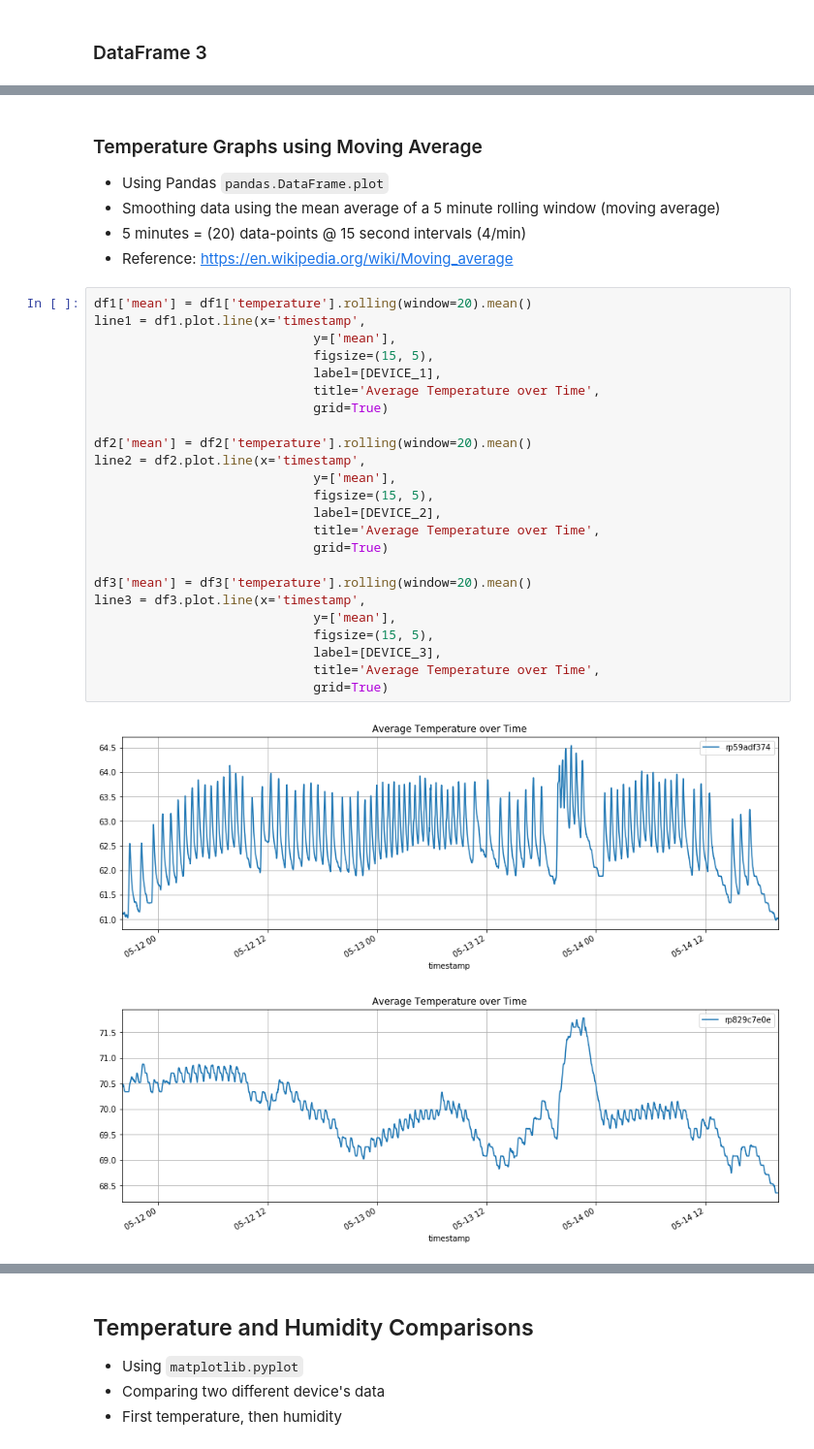
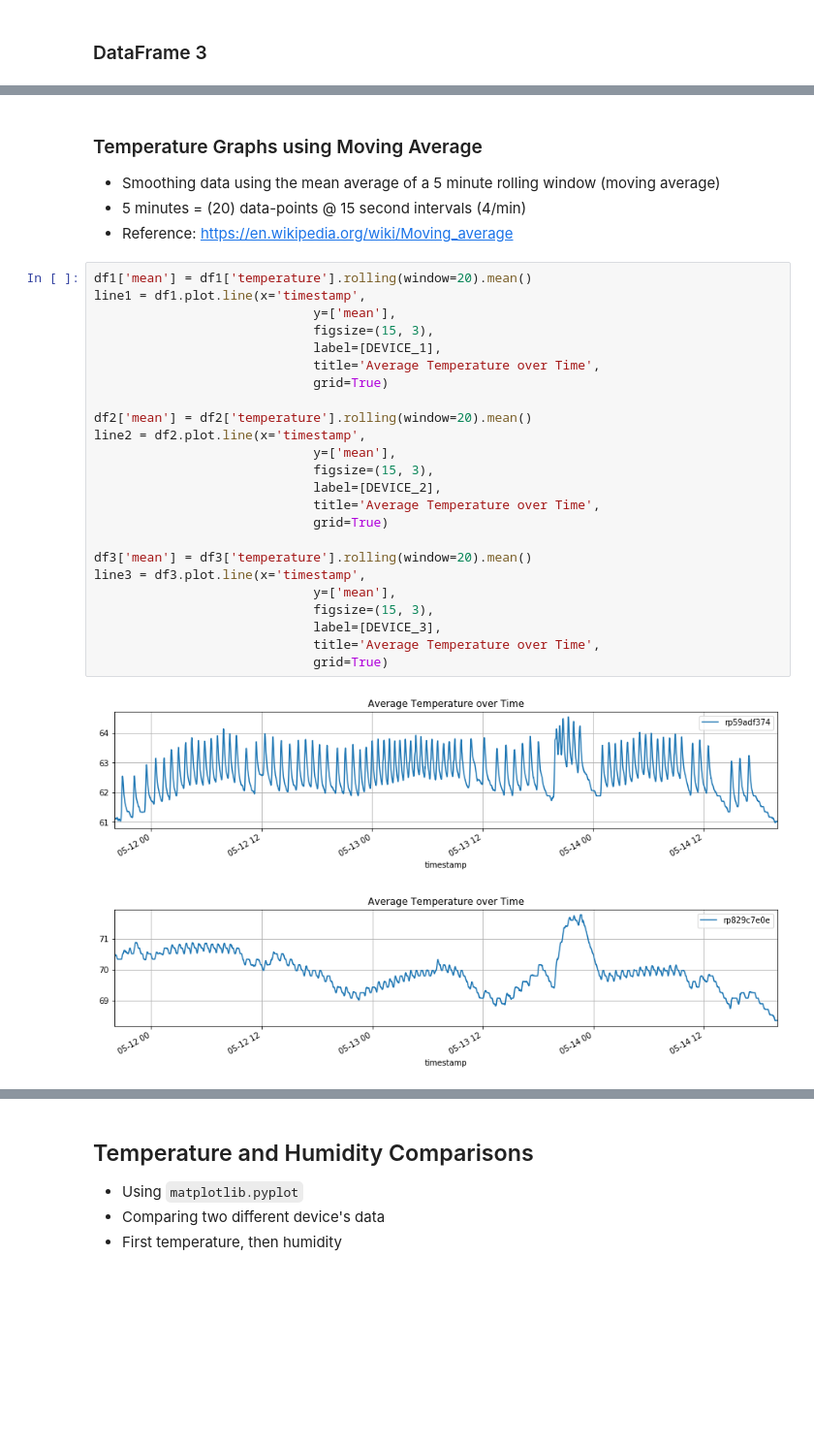
Before and after one commit to garystafford/iot-protobuf-demo, a Jupyter notebook: notebooks/iot_sensor_data.ipynb, the cells around one changed output, grey strips where cells are left out. Shown: that part at 97% size. Saved outputs shown, nothing was run; the diff lists cells and outputs as text; blank space fills up the shorter version.

```diff
--- a/notebooks/iot_sensor_data.ipynb
+++ b/notebooks/iot_sensor_data.ipynb
@@ -293,33 +393,32 @@ Name: humidity, dtype: float64
 # %% [markdown]
 ### Temperature Graphs using Moving Average
-* Using Pandas `pandas.DataFrame.plot`
 * Smoothing data using the mean average of a 5 minute rolling window (moving average)
 * 5 minutes = (20) data-points @ 15 second intervals (4/min)
 * Reference: https://en.wikipedia.org/wiki/Moving_average
 # %%
 df1['mean'] = df1['temperature'].rolling(window=20).mean()
 line1 = df1.plot.line(x='timestamp',
                              y=['mean'],
-                             figsize=(15, 5),
+                             figsize=(15, 3),
                              label=[DEVICE_1],
                              title='Average Temperature over Time',
                              grid=True)
 
 df2['mean'] = df2['temperature'].rolling(window=20).mean()
 line2 = df2.plot.line(x='timestamp',
                              y=['mean'],
-                             figsize=(15, 5),
+                             figsize=(15, 3),
                              label=[DEVICE_2],
                              title='Average Temperature over Time',
                              grid=True)
 
 df3['mean'] = df3['temperature'].rolling(window=20).mean()
 line3 = df3.plot.line(x='timestamp',
                              y=['mean'],
-                             figsize=(15, 5),
+                             figsize=(15, 3),
                              label=[DEVICE_3],
                              title='Average Temperature over Time',
                              grid=True)
 # %% [output]
-[figure, old version]
+[figure, new version]
-[figure, old version]
+[figure, new version]
```
Also changed, not shown: parts of 23 cells of this notebook, 1 other file.
